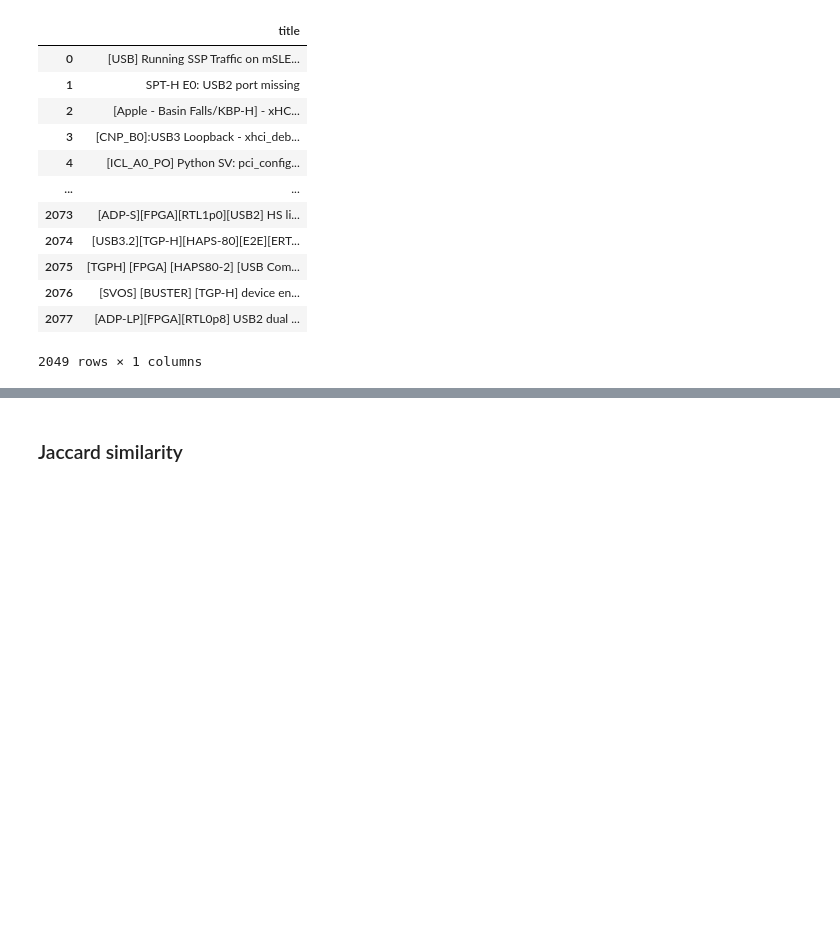
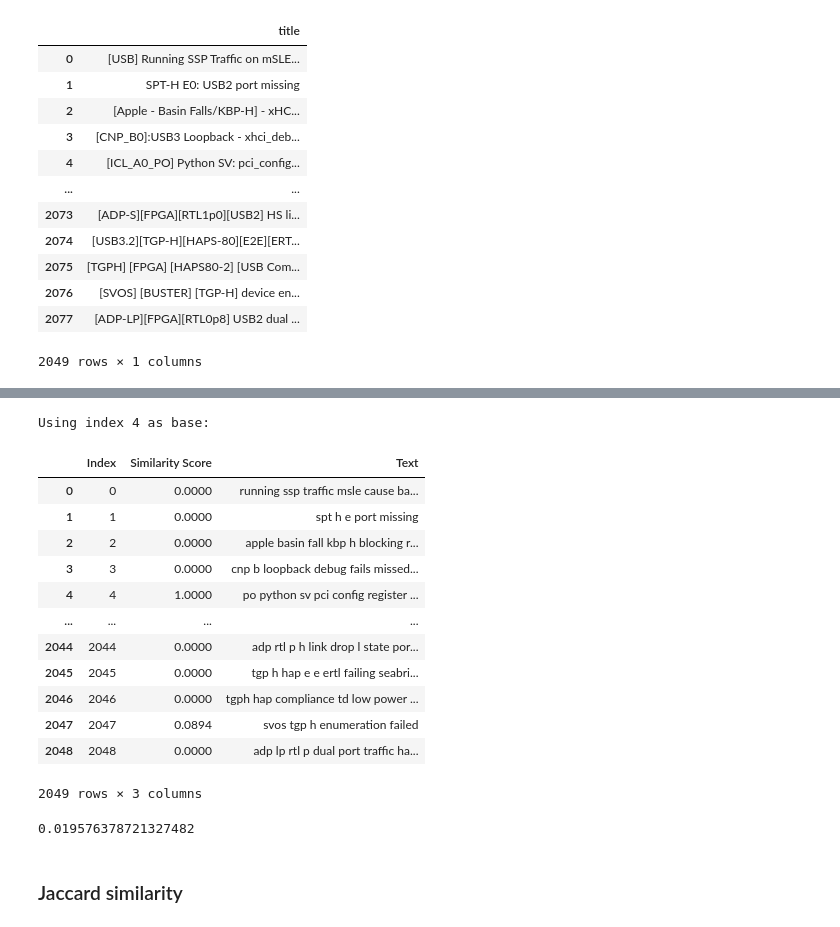
Before and after one commit to NicoleNL/ML-Track, a Jupyter notebook: Similarity_analytics_20210921.ipynb, the cells around one changed output, grey strips where cells are left out. Drawn from its saved outputs; the diff is of its cells as text; code cells hidden in the pictures; blank space fills up the shorter version.

```diff
--- a/Similarity_analytics_20210921.ipynb
+++ b/Similarity_analytics_20210921.ipynb
@@ -1777,33 +1874,0 @@ Rare words that are removed from columns: {('simultaneous', 1), ('initiation', 1
-# %%
-from sklearn.metrics.pairwise import cosine_similarity
-
-def cosinesimilarity(column,threshold,total_rows = None,base_row=None,ngram_range=None,fe_type=None):
-
-    #feature extraction
-    if ngram_range == None:
-        ngram_range = (1,1)
-    if fe_type == None:
-        fe_type ="tfidf"
-
-
-    X = feature_extraction(column=column,ngram_range=ngram_range,ascending=None,fe_type=fe_type)[0]
-    X = X.drop(["sum"],axis = 0)
-
-    #Get cosine similarity matrix
-    similarity_matrix = pd.DataFrame(cosine_similarity(X))
-
-    if total_rows !=None:
-        for base in range(total_rows):
-            print ("")
-            print ("Using index " + str(base) + " as base:") #fix one index as base
-            print(f"{'Index' : <10}{'Similarity Score' : <20}{'Title' : <500}")
-            for i in range(total_rows): #compare base with other index
-                if similarity_matrix.iloc[base,i] >= threshold: #print if comparison shows that silarity metric is more than threshold
-                    print(f"{i : <10}{round(similarity_matrix.iloc[base,i],4) : <20}{column.iloc[i] : <500}")
-
-    if base_row !=None:
-        print ("Using index " + str(base_row) + " as base:") #fix one index as base
-        print(f"{'Index' : <10}{'Similarity Score' : <20}{'Title' : <500}")
-        for i in range(len(column)): #compare base_row with other index
-            if similarity_matrix.iloc[base_row,i] >= threshold: #print if comparison shows that silarity metric is more than threshold
-                print(f"{i : <10}{round(similarity_matrix.iloc[base_row,i],4) : <20}{column.iloc[i] : <500}")
@@ -1850,3 +2020,21 @@ Index     Similarity Score    Title
+# %%
+cosinesimilarity(column = df["title_clean"],threshold= 0,total_rows=None,base_row=4,ngram_range=None,fe_type=None,ascending=None)
+# %% [output]
+Using index 4 as base:
+|  | Index | Similarity Score | Text |
+| 0 | 0 | 0.0000 | running ssp traffic msle cause ba... |
+| 1 | 1 | 0.0000 | spt h e port missing |
+| 2 | 2 | 0.0000 | apple basin fall kbp h blocking r... |
+| 3 | 3 | 0.0000 | cnp b loopback debug fails missed... |
+| 4 | 4 | 1.0000 | po python sv pci config register ... |
+| ... | ... | ... | ... |
+| 2044 | 2044 | 0.0000 | adp rtl p h link drop l state por... |
+| 2045 | 2045 | 0.0000 | tgp h hap e e ertl failing seabri... |
+| 2046 | 2046 | 0.0000 | tgph hap compliance td low power ... |
+| 2047 | 2047 | 0.0894 | svos tgp h enumeration failed |
+| 2048 | 2048 | 0.0000 | adp lp rtl p dual port traffic ha... |
+2049 rows × 3 columns
+0.019576378721327482
 # %% [markdown]
 ### Jaccard similarity
 # %%
```
Also changed, not shown: parts of 31 cells of this notebook.
